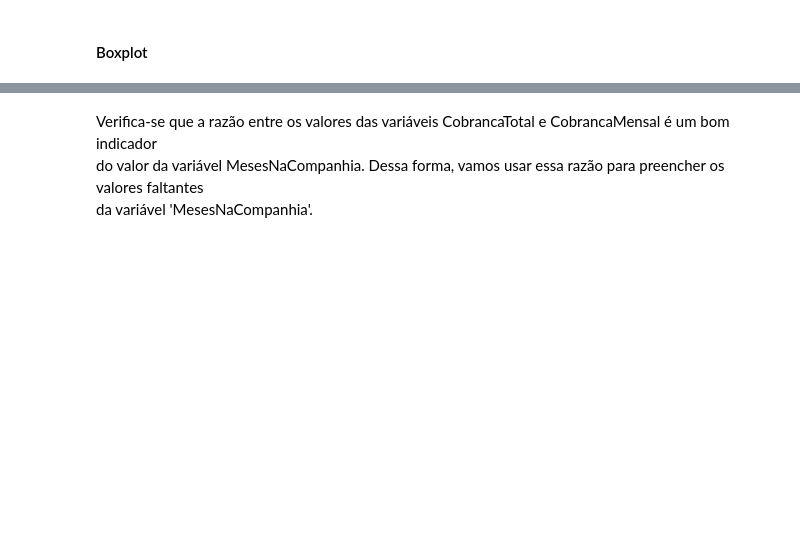
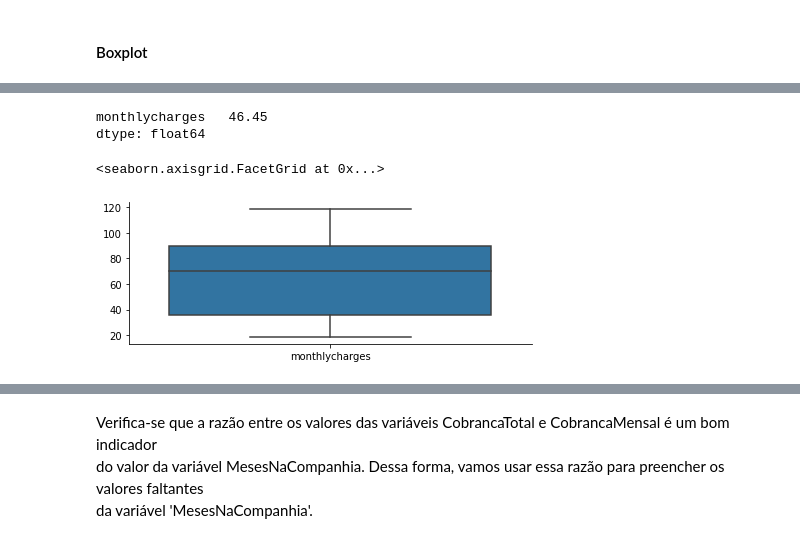
Before and after one commit to Hayltons/DSWP, a Jupyter notebook: Notebooks/Churn_Kaggle_hs_v1.ipynb, the cells around one changed output, grey strips where cells are left out. Saved outputs shown, nothing was run; the diff lists cells and outputs as text; code cells hidden in the pictures; blank space fills up the shorter version.

```diff
--- a/Notebooks/Churn_Kaggle_hs_v1.ipynb
+++ b/Notebooks/Churn_Kaggle_hs_v1.ipynb
@@ -243,0 +272,14 @@ quantitativas['DiferencapercRazaoCobrTotMensal'] = (quantitativas['MesesNaCompan
+# %%
+# Coeficiente de variação
+df_quant[['monthlycharges']].std()/df_quant[['monthlycharges']].mean()*100
+# %% [output]
+monthlycharges   46.45
+dtype: float64
+# %%
+sns.catplot(data=df_quant[['monthlycharges']],
+              kind='box',
+              height=2.5,
+              aspect=2.5)
+# %% [output]
+<seaborn.axisgrid.FacetGrid at 0x...>
+[figure, added]
```
Also changed, not shown: parts of 86 cells of this notebook.
